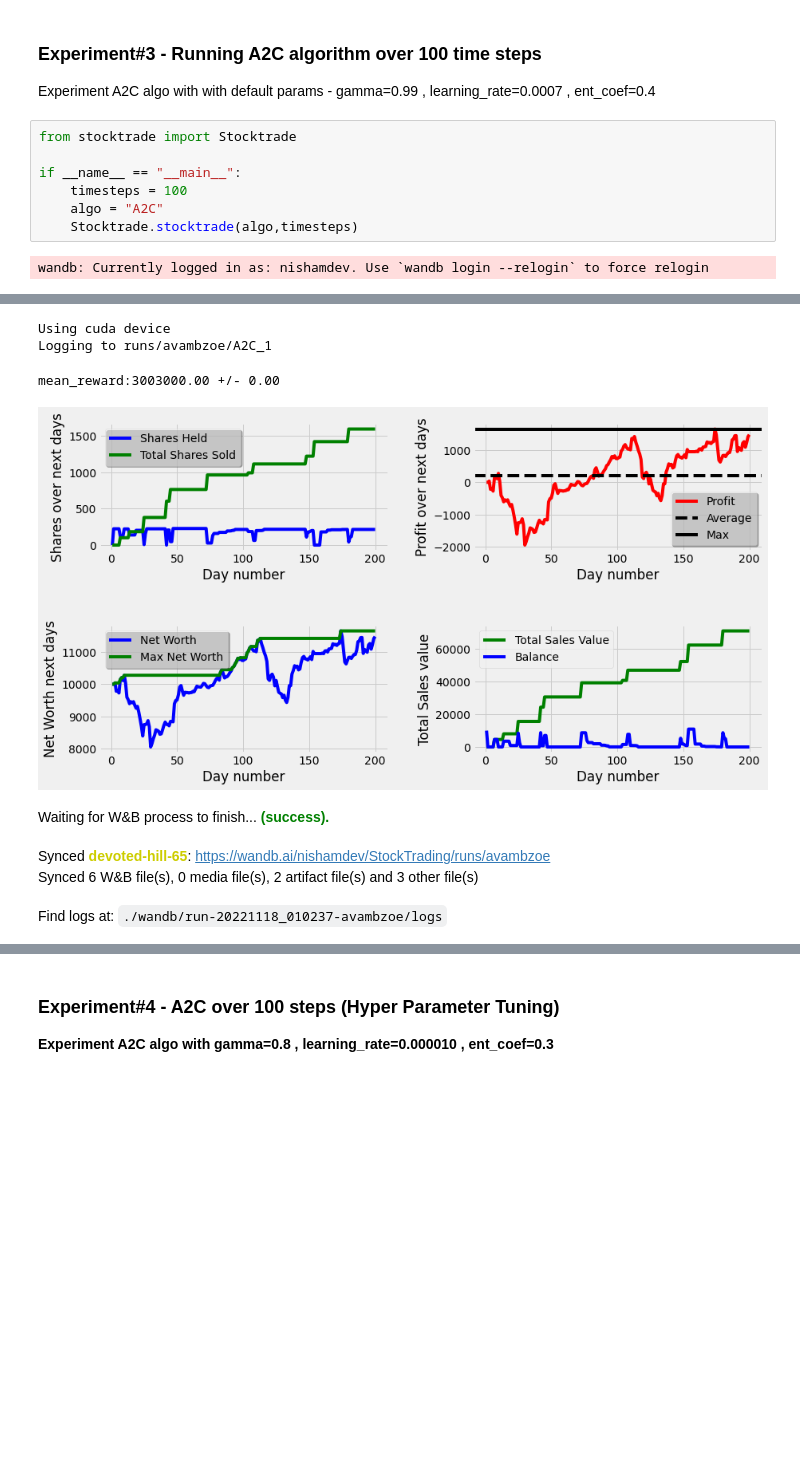
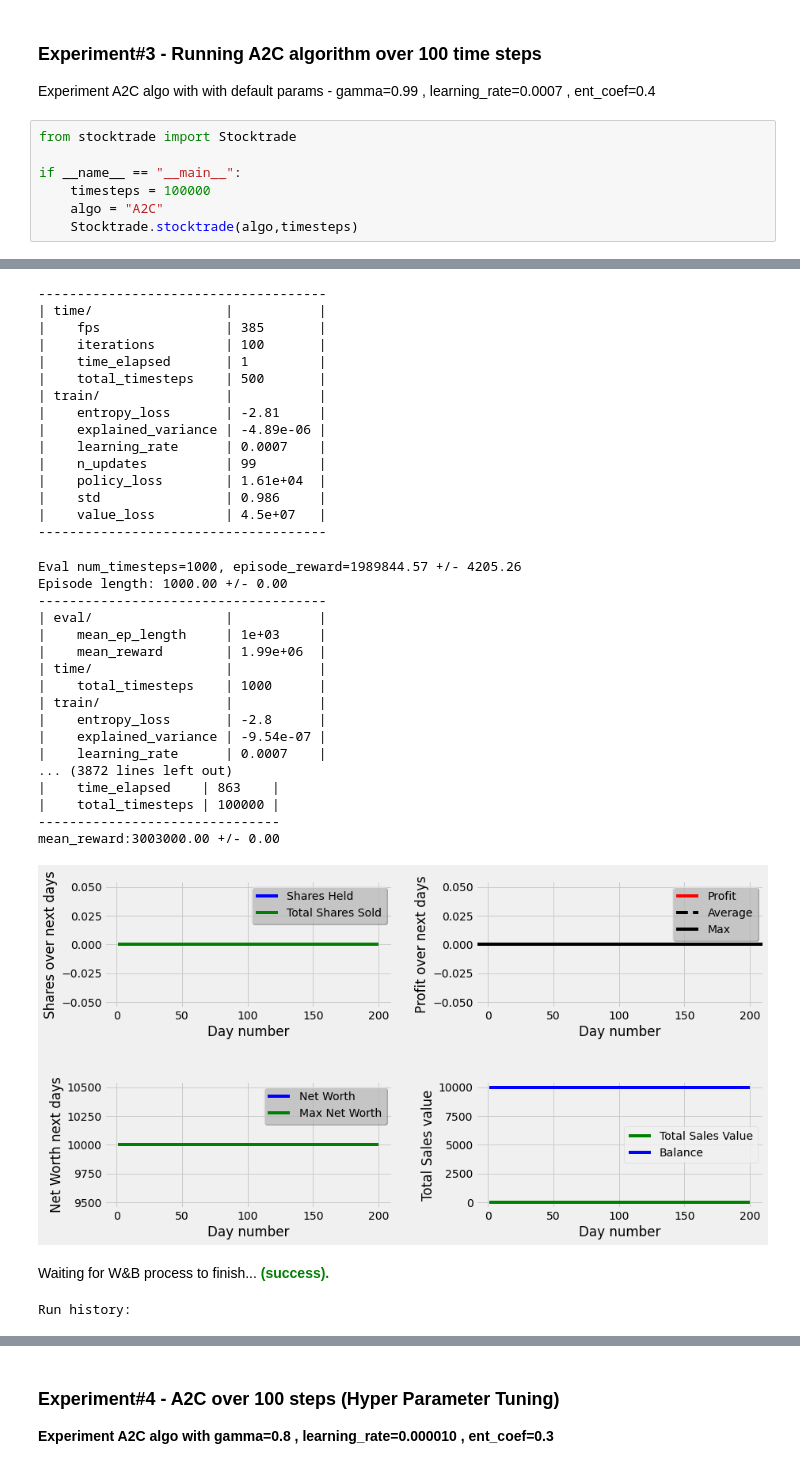
Before and after one commit to NishaMDev/Reinforcement-learning-Live-Trading, a Jupyter notebook: Stock_Trading_Notebook.ipynb, the cells around one changed output, grey strips where cells are left out. Saved outputs shown, nothing was run; the diff lists cells and outputs as text; blank space fills up the shorter version.

```diff
--- a/Stock_Trading_Notebook.ipynb
+++ b/Stock_Trading_Notebook.ipynb
@@ -334,9 +304,8 @@ Experiment A2C algo with with default params - gamma=0.99 , learning_rate=0.0007
 from stocktrade import Stocktrade
 
 if __name__ == "__main__":
-    timesteps = 100
+    timesteps = 100000
     algo = "A2C"
     Stocktrade.stocktrade(algo,timesteps)
 # %% [output]
-wandb: Currently logged in as: nishamdev. Use `wandb login --relogin` to force relogin
 Tracking run with wandb version 0.13.5
@@ -346,8 +317,35 @@ wandb: WARNING When using several event log directories, please call `wandb.tens
-Using cuda device
-Logging to runs/avambzoe/A2C_1
+-------------------------------------
+| time/                 |           |
+|    fps                | 385       |
+|    iterations         | 100       |
+|    time_elapsed       | 1         |
+|    total_timesteps    | 500       |
+| train/                |           |
+|    entropy_loss       | -2.81     |
+|    explained_variance | -4.89e-06 |
+|    learning_rate      | 0.0007    |
+|    n_updates          | 99        |
+|    policy_loss        | 1.61e+04  |
+|    std                | 0.986     |
+|    value_loss         | 4.5e+07   |
+-------------------------------------
+Eval num_timesteps=1000, episode_reward=1989844.57 +/- 4205.26
+Episode length: 1000.00 +/- 0.00
+-------------------------------------
+| eval/                 |           |
+|    mean_ep_length     | 1e+03     |
+|    mean_reward        | 1.99e+06  |
+| time/                 |           |
+|    total_timesteps    | 1000      |
+| train/                |           |
+|    entropy_loss       | -2.8      |
+|    explained_variance | -9.54e-07 |
+|    learning_rate      | 0.0007    |
+... (3872 lines left out)
+|    time_elapsed    | 863    |
+|    total_timesteps | 100000 |
+-------------------------------
 mean_reward:3003000.00 +/- 0.00
-[figure, old version]
+[figure, new version]
 Waiting for W&B process to finish... (success).
-Synced devoted-hill-65: https://wandb.ai/nishamdev/StockTrading/runs/avambzoe
-Synced 6 W&B file(s), 0 media file(s), 2 artifact file(s) and 3 other file(s)
-Find logs at: ./wandb/run-20221118_010237-avambzoe/logs
+Run history:
```
Also changed, not shown: parts of 13 cells of this notebook.
